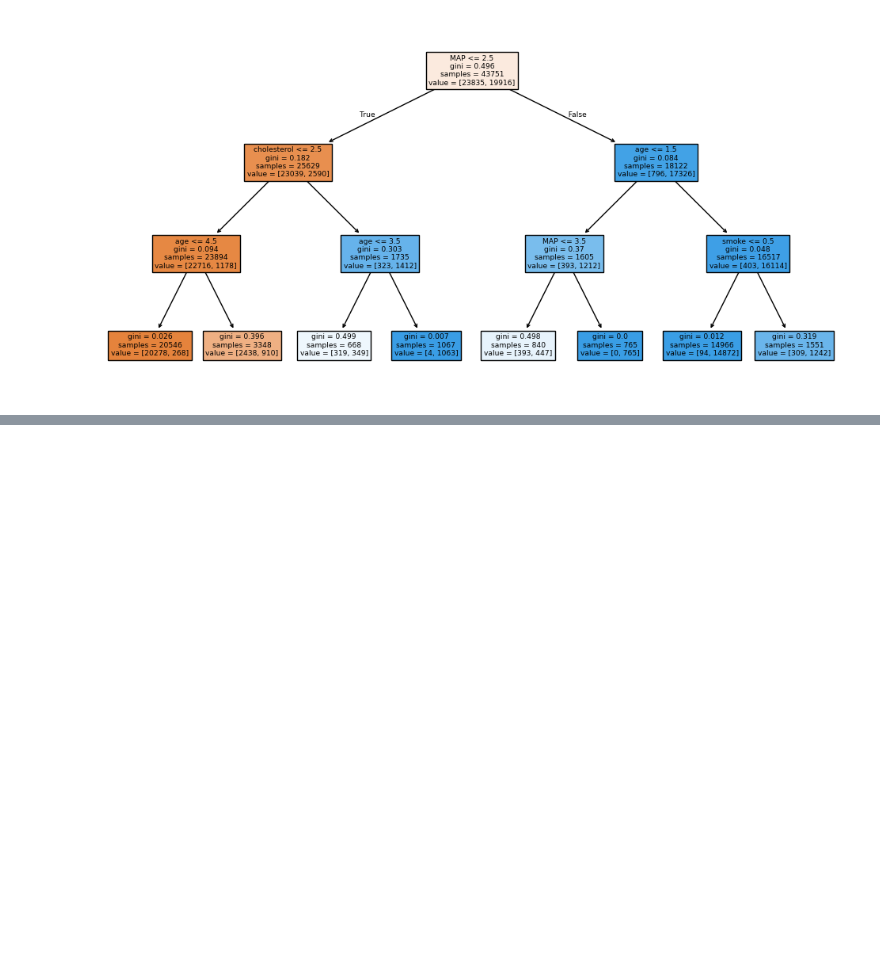
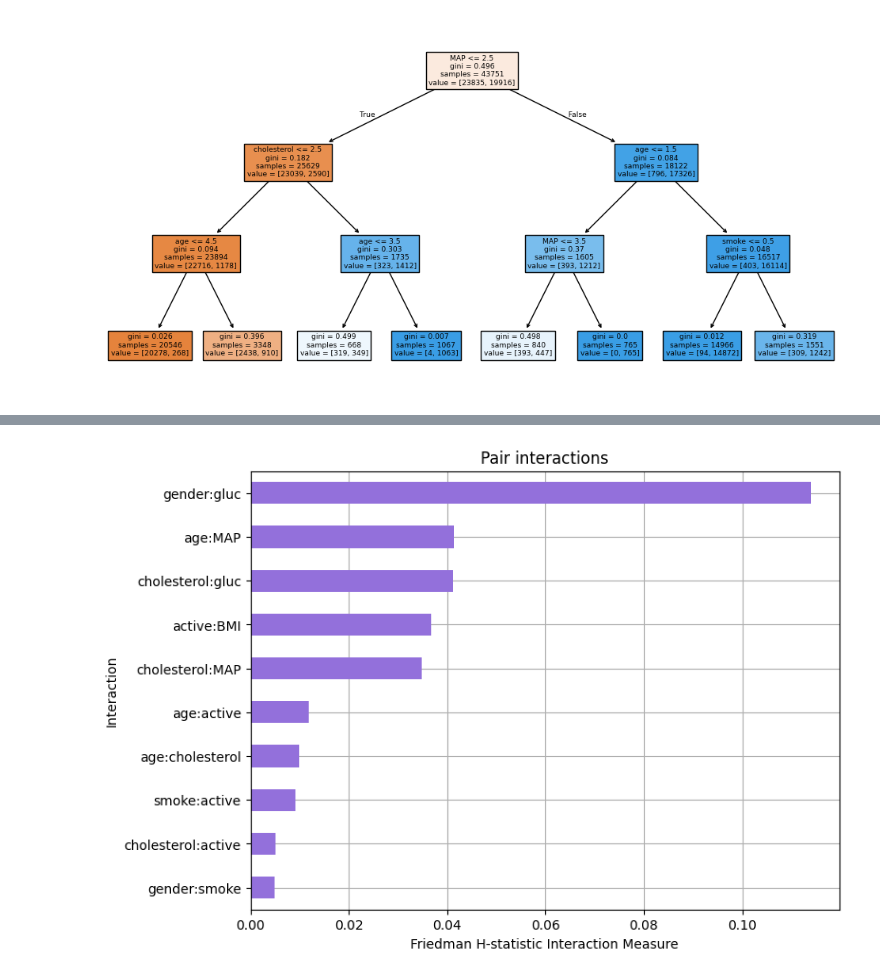
Before and after one commit to omaryasser3/Dsai_305_Project, a Jupyter notebook: Alasil/Chara_et_al[24].ipynb, the cells around one changed output, grey strips where cells are left out. Drawn from its saved outputs; the diff is of its cells as text; code cells hidden in the pictures; blank space fills up the shorter version.

```diff
--- a/Alasil/Chara_et_al[24].ipynb
+++ b/Alasil/Chara_et_al[24].ipynb
@@ -209,0 +245,4 @@ plt.show()
+# %%
+h_statistics.plot('bar_chart')
+# %% [output]
+[figure, added]
```
Also changed, not shown: parts of 6 cells of this notebook.
